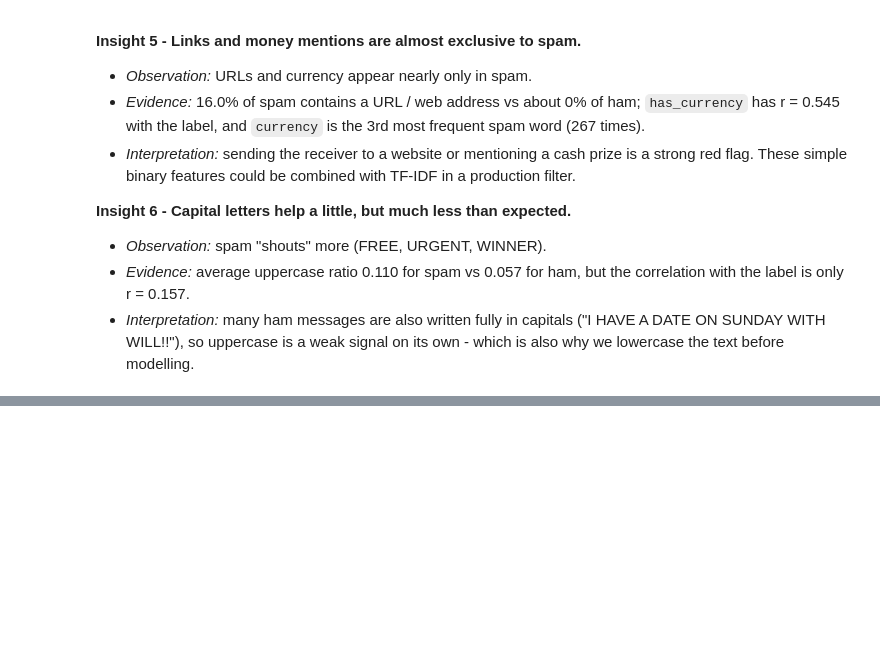
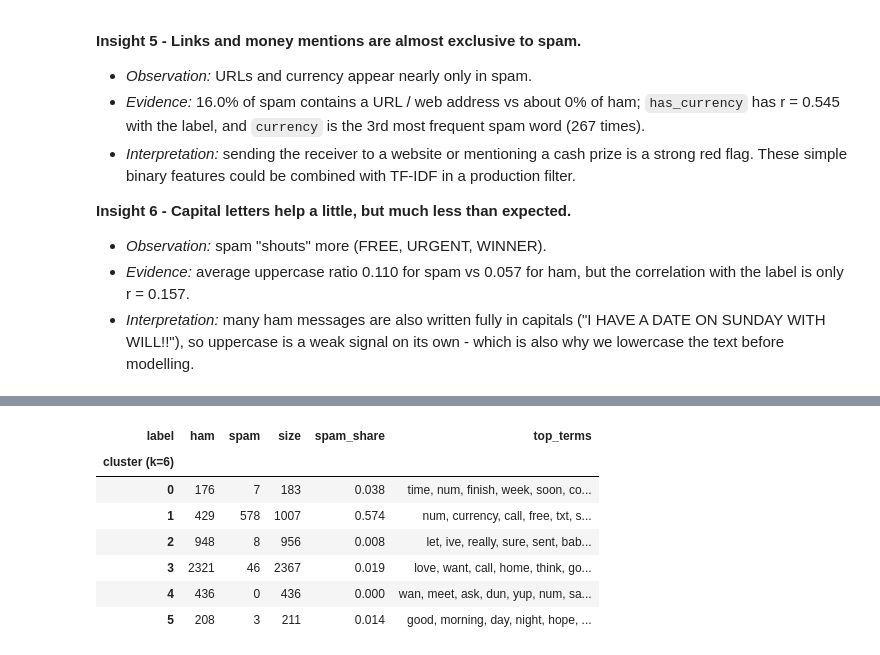
Before and after one commit to ahmeddshaban/bd-a1, a Jupyter notebook: notebook/analysis.ipynb, the cells around one changed output, grey strips where cells are left out. Saved outputs shown, nothing was run; the diff lists cells and outputs as text; code cells hidden in the pictures; blank space fills up the shorter version.

```diff
--- a/notebook/analysis.ipynb
+++ b/notebook/analysis.ipynb
@@ -891,0 +1110,14 @@ pd.Series(evidence, name="value").to_frame()
+# %%
+# Decision (explained in the markdown above): k = 2, from the structure of the data
+BEST_K = 2
+print("Highest silhouette in the experiment: k =", int(k_df["silhouette"].idxmax()),
+      f"({k_df['silhouette'].max():.4f})  - range of all values: {k_df['silhouette'].min():.4f} to {k_df['silhouette'].max():.4f}")
+print("Chosen k:", BEST_K)
+
+kmeans = k_models[BEST_K]          # the same fitted model that was scored above
+df["cluster"] = kmeans.labels_
+sil = silhouette_score(X_km, df["cluster"])
+cluster_sizes = df["cluster"].value_counts().sort_index()
+print(f"Silhouette score (k={BEST_K}): {sil:.4f}")
+print("\nRecords per cluster:")
+print(cluster_sizes)
@@ -891,0 +1150,9 @@ pd.Series(evidence, name="value").to_frame()
+# %%
+# Representative (closest-to-centroid) messages for each cluster
+dist_to_centroid = kmeans.transform(X_km)
+for c in range(BEST_K):
+    idx = np.where(df["cluster"] == c)[0]
+    closest = idx[np.argsort(dist_to_centroid[idx, c])[:3]]
+    print(f"--- cluster {c} (n={len(idx)}, spam share={ct.loc[c, 'spam_share']:.1%})")
+    for i in closest:
+        print("   ", df.loc[i, "message"][:110])
@@ -891,0 +1168,19 @@ pd.Series(evidence, name="value").to_frame()
+# %%
+# Extra exploration: a larger k splits the data into finer topics (mostly inside ham)
+K_TOPICS = 6
+km6 = k_models[K_TOPICS]
+cent6 = svd.inverse_transform(km6.cluster_centers_)
+topics = pd.crosstab(km6.labels_, df["label"]).rename_axis(f"cluster (k={K_TOPICS})")
+topics["size"] = topics.sum(axis=1)
+topics["spam_share"] = (topics["spam"] / topics["size"]).round(3)
+topics["top_terms"] = [", ".join(terms[i] for i in cent6[c].argsort()[::-1][:10]) for c in topics.index]
+topics
+# %% [output]
+| label | ham | spam | size | spam_share | top_terms |
+| cluster (k=6) |  |  |  |  |  |
+| 0 | 176 | 7 | 183 | 0.038 | time, num, finish, week, soon, co... |
+| 1 | 429 | 578 | 1007 | 0.574 | num, currency, call, free, txt, s... |
+| 2 | 948 | 8 | 956 | 0.008 | let, ive, really, sure, sent, bab... |
+| 3 | 2321 | 46 | 2367 | 0.019 | love, want, call, home, think, go... |
+| 4 | 436 | 0 | 436 | 0.000 | wan, meet, ask, dun, yup, num, sa... |
+| 5 | 208 | 3 | 211 | 0.014 | good, morning, day, night, hope, ... |
```
Also changed, not shown: parts of 24 cells of this notebook, 12 other files.
